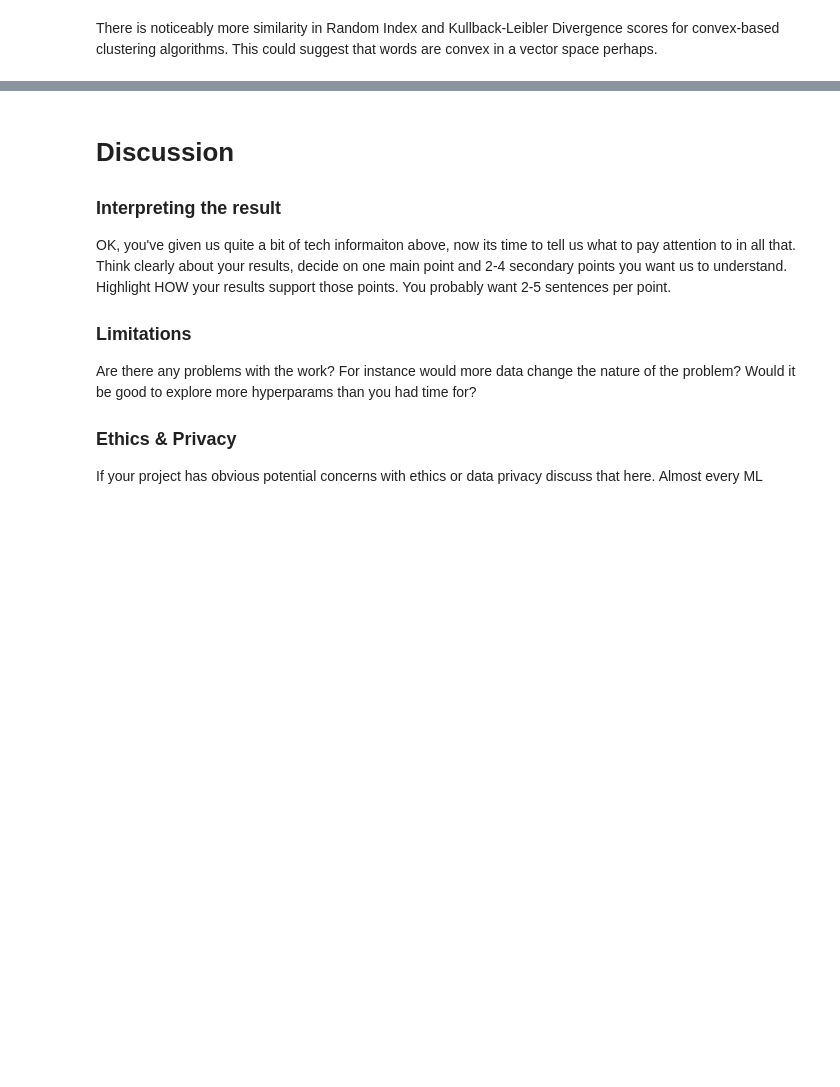
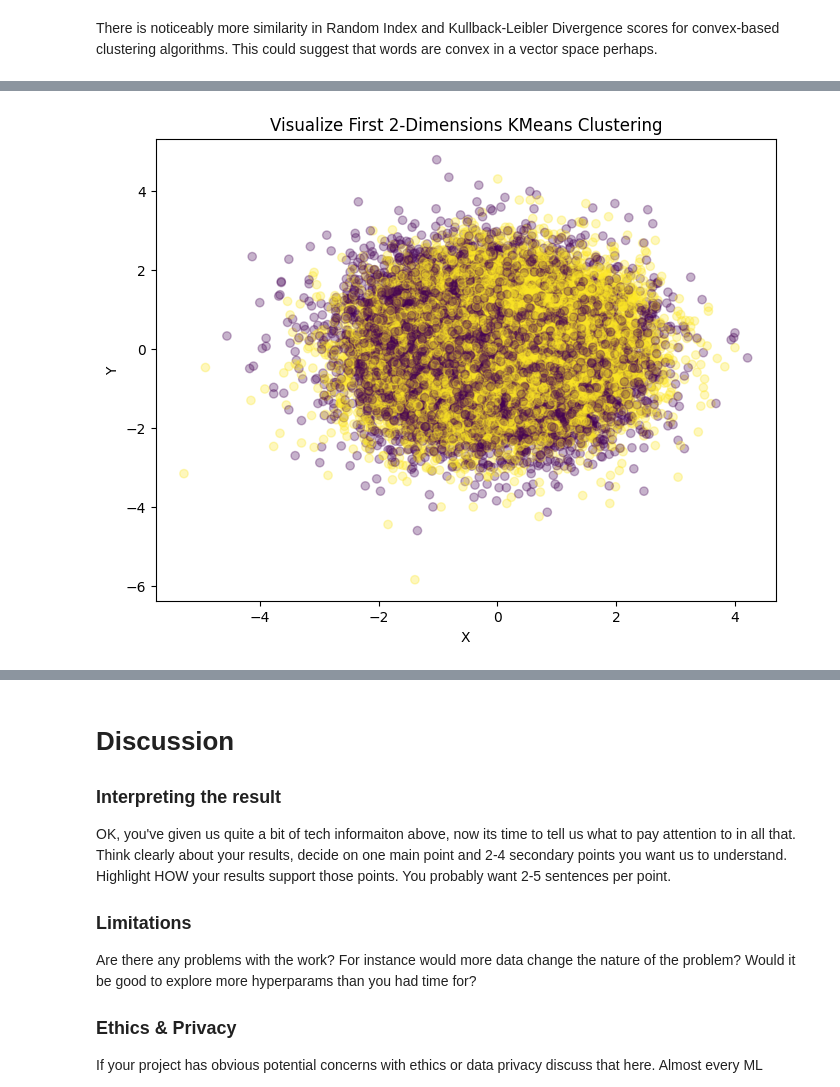
Before and after one commit to e7song/COGS118B_WI24_Final_Project, a Jupyter notebook: FinalProject_groupXXX.ipynb, the cells around one changed output, grey strips where cells are left out. Saved outputs shown, nothing was run; the diff lists cells and outputs as text; code cells hidden in the pictures; blank space fills up the shorter version.

```diff
--- a/FinalProject_groupXXX.ipynb
+++ b/FinalProject_groupXXX.ipynb
@@ -540,0 +600,12 @@ There is noticeably more similarity in Random Index and Kullback-Leibler Diverge
+# %%
+# Visualize vectorized KMeans
+plt.figure(figsize=(8, 6))
+
+plt.scatter(normalized_vectors[:, 0], normalized_vectors[:, 1], cmap='viridis', c=embedded_labels, alpha=0.3)
+plt.title('Visualize First 2-Dimensions KMeans Clustering')
+plt.xlabel('X')
+plt.ylabel('Y')
+
+plt.show()
+# %% [output]
+[figure, added]
```
Also changed, not shown: parts of 24 cells of this notebook, 2 other files.
